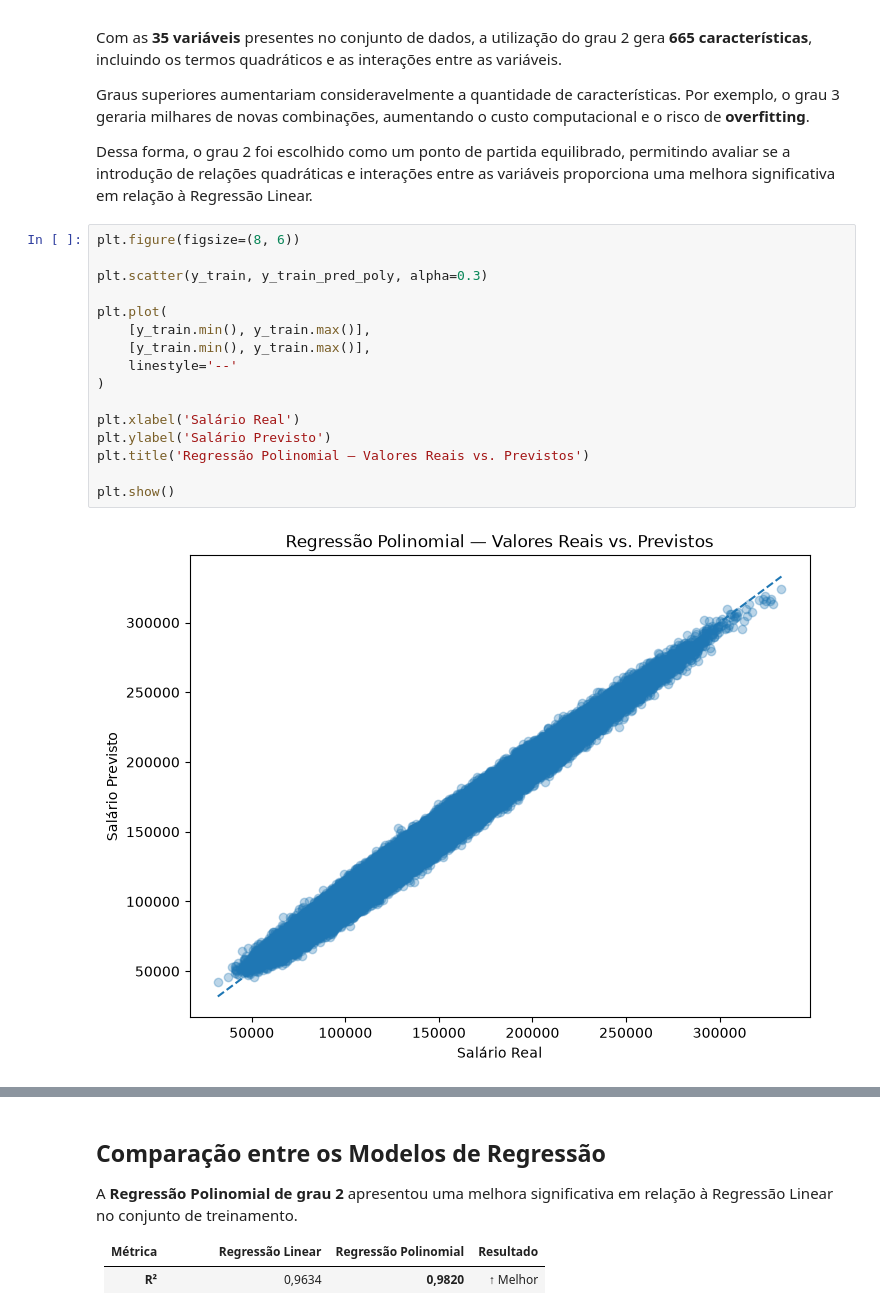
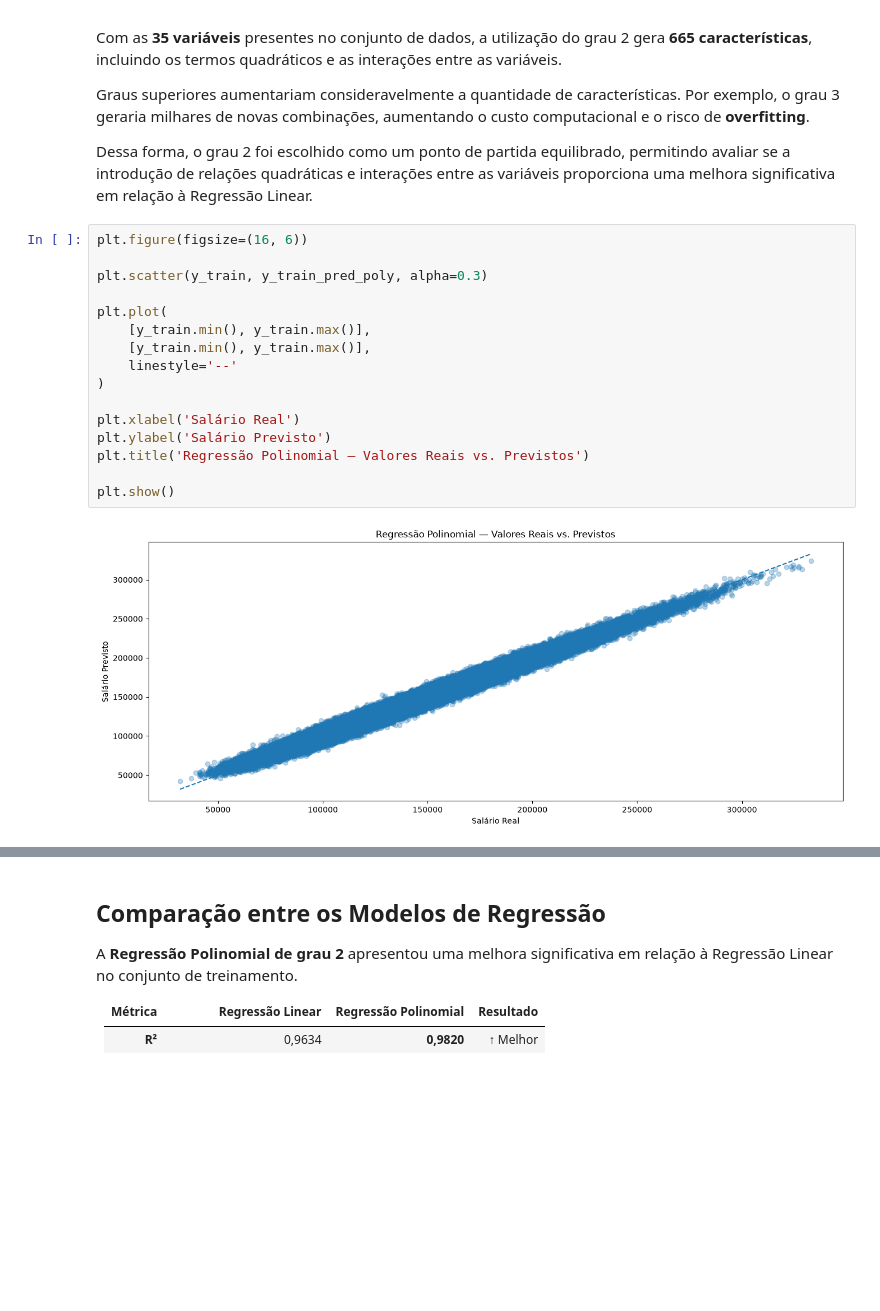
Before and after one commit to decknho/Data-Science, a Jupyter notebook: Semantix.ipynb, the cells around one changed output, grey strips where cells are left out. Saved outputs shown, nothing was run; the diff lists cells and outputs as text; blank space fills up the shorter version.

```diff
--- a/Semantix.ipynb
+++ b/Semantix.ipynb
@@ -869,23 +869,23 @@ Graus superiores aumentariam consideravelmente a quantidade de características.
 
 Dessa forma, o grau 2 foi escolhido como um ponto de partida equilibrado, permitindo avaliar se a introdução de relações quadráticas e interações entre as variáveis proporciona uma melhora significativa em relação à Regressão Linear.
 # %%
-plt.figure(figsize=(8, 6))
+plt.figure(figsize=(16, 6))
 
 plt.scatter(y_train, y_train_pred_poly, alpha=0.3)
 
 plt.plot(
     [y_train.min(), y_train.max()],
     [y_train.min(), y_train.max()],
     linestyle='--'
 )
 
 plt.xlabel('Salário Real')
 plt.ylabel('Salário Previsto')
 plt.title('Regressão Polinomial — Valores Reais vs. Previstos')
 
 plt.show()
 # %% [output]
-[figure, old version]
+[figure, new version]
 # %%
 r2_train_poly = r2_score(y_train, y_train_pred_poly)
 mae_train_poly = mean_absolute_error(y_train, y_train_pred_poly)
```
Also changed, not shown: parts of 1 cell of this notebook.
